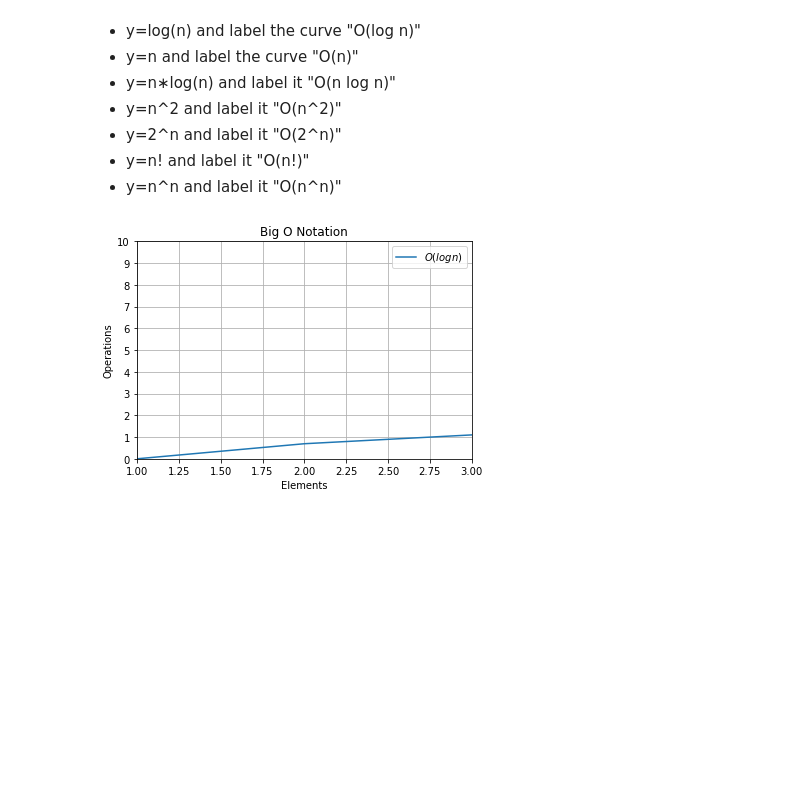
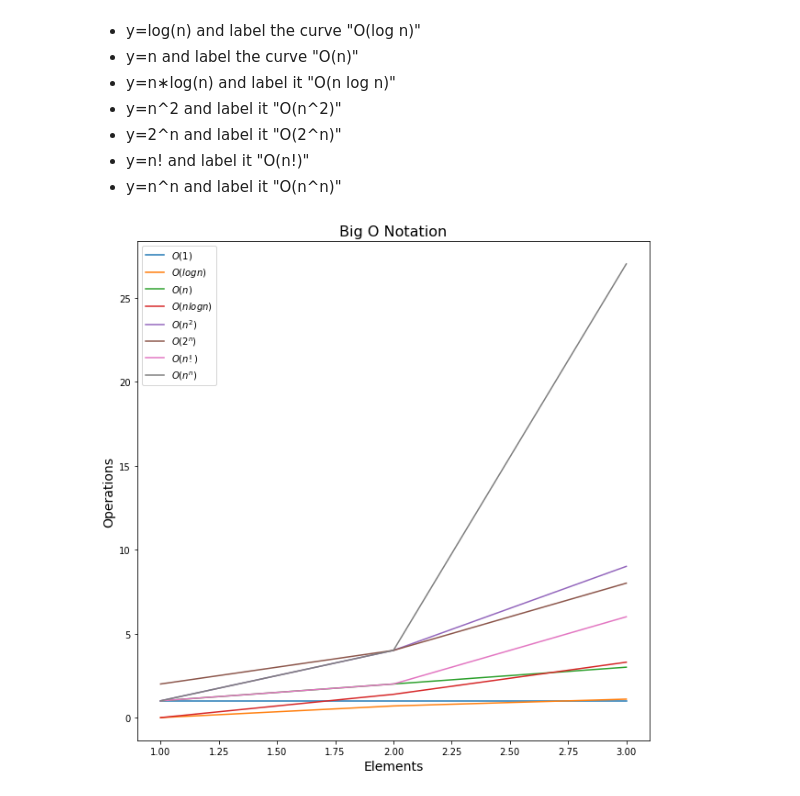
Before and after one commit to sophia-stewart/numpy-pandas-visualization-exercises, a Jupyter notebook: big_o_notation.ipynb, the cells around one changed output. Drawn from its saved outputs; the diff is of its cells as text; code cells hidden in the pictures; blank space fills up the shorter version.

```diff
--- a/big_o_notation.ipynb
+++ b/big_o_notation.ipynb
@@ -24,41 +24,42 @@ import matplotlib.pyplot as plt
 import math
 import numpy as np
 # %%
-plt.title('Big O Notation')
-plt.xlabel('Elements')
-plt.ylabel('Operations')
-plt.ylim(0,10)
-plt.yticks(ticks = [0,1,2,3,4,5,6,7,8,9,10])
-plt.xlim(1,3)
+plt.figure(figsize = (10,10))
+plt.title('Big O Notation', fontsize = 16)
+plt.xlabel('Elements', fontsize = 14)
+plt.ylabel('Operations', fontsize = 14)
+
 
 
 x = range(1,4)
 y1 = [(0*n) + 1 for n in x]
-y2 = [np.log(n) for n in x]
+y2 = [np.log(n) for n in x] # interpreted this as asking for the natural logarithm
+# y2 = [np.log10(n) for n in x] # log base 10
 y3 = [n for n in x]
-y4 = [n*math.log(n) for n in x]
+y4 = [n*math.log(n) for n in x] # natural logarithm
+# y4 = [n*math.log10(n) for n in x] # log base 10
 y5 = [n**2 for n in x]
 y6 = [2**n for n in x]
 y7 = [math.factorial(n) for n in x]
 y8 = [n**n for n in x]
 
-# plt.plot(x,y1,
-#         label = '$O(1)$')
+plt.plot(x,y1,
+        label = '$O(1)$')
 plt.plot(x,y2,
-        label = '$O(log n)$')
-# plt.plot(x,y3,
-#         label = '$O(n)$')
-# plt.plot(x,y4,
-#         label = '$O(n log n)$')
-# plt.plot(x,y5,
-#         label = '$O(n^2)$')
-# plt.plot(x,y6,
-#         label = '$O(2^n)$')
-# plt.plot(x,y7,
-#         label = '$O(n!)$')
-# plt.plot(x,y8,
-#         label = '$O(n^n)$')
-plt.grid()
+       label = '$O(log n)$')
+plt.plot(x,y3,
+        label = '$O(n)$')
+plt.plot(x,y4,
+         label = '$O(n log n)$')
+plt.plot(x,y5,
+        label = '$O(n^2)$')
+plt.plot(x,y6,
+        label = '$O(2^n)$')
+plt.plot(x,y7,
+         label = '$O(n!)$')
+plt.plot(x,y8,
+         label = '$O(n^n)$')
+
 plt.legend();
 # %% [output]
-[figure, old version]
+[figure, new version]
```
